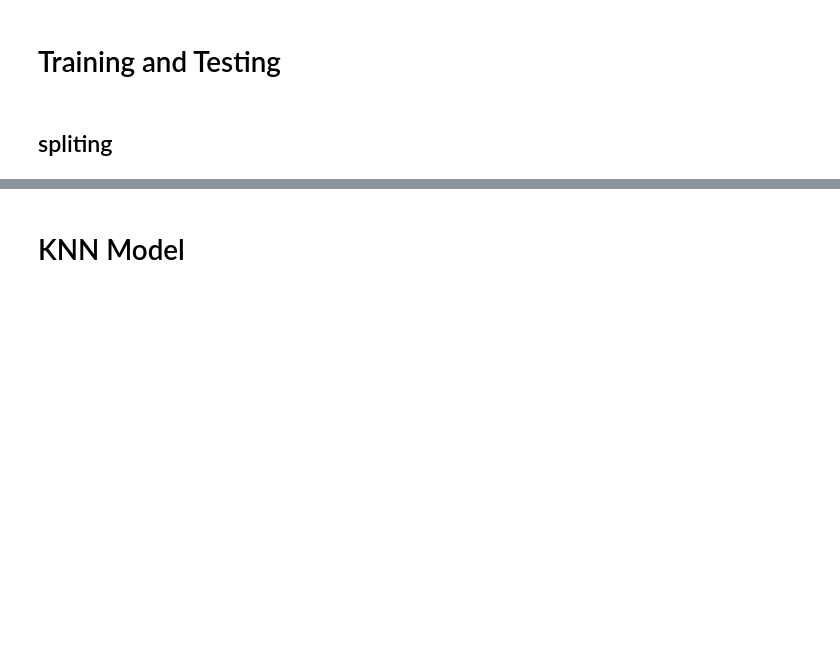
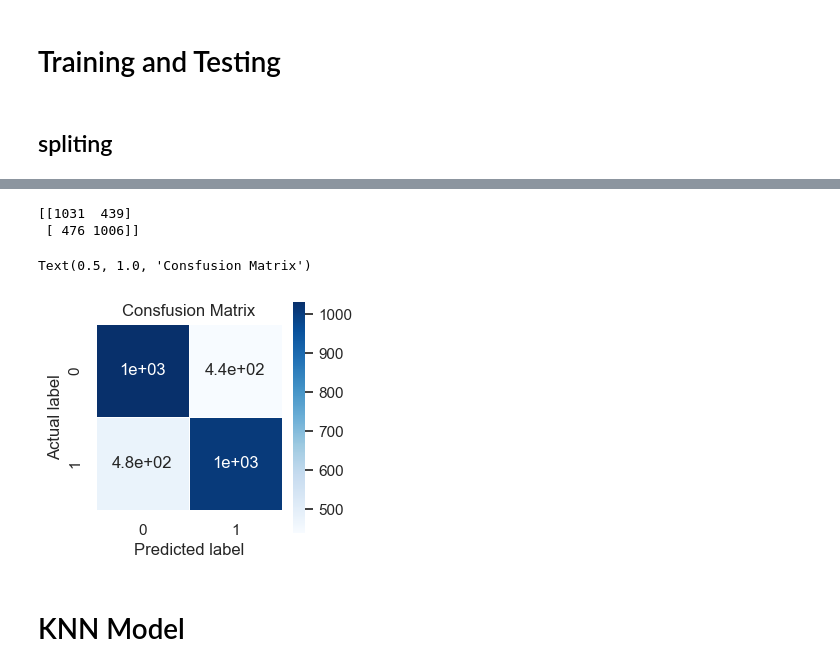
Before and after one commit to goldor8/APU-ML, a Jupyter notebook: main.ipynb, the cells around one changed output, grey strips where cells are left out. Saved outputs shown, nothing was run; the diff lists cells and outputs as text; code cells hidden in the pictures; blank space fills up the shorter version.

```diff
--- a/main.ipynb
+++ b/main.ipynb
@@ -248,6 +250,7 @@ from sklearn.linear_model import LogisticRegression
 
 log_reg = LogisticRegression()
 log_reg.fit(X_train, y_train)
+y_pred = log_reg.predict(X_test)
 
 def accuracy_score_lr(model, X, y):
     return np.mean(model.predict(X) == y)
@@ -259,4 +262,6 @@ def precision_score_lr(model, X, y):
 
 print('Train accuracy:', accuracy_score_lr(log_reg, X_train, y_train))
 print('Test accuracy:', accuracy_score_lr(log_reg, X_test, y_test))
+print("\nClassification Report")
+print(classification_report(y_test, y_pred))
 # %% [output]
@@ -265,3 +281,20 @@ Test accuracy: 0.6848609680741503
+# %%
+#confusion matrix
+
+cm = confusion_matrix(y_test, y_pred)
+print(cm)
+# %% [output]
+[[1031  439]
+ [ 476 1006]]
+# %%
+plt.figure(figsize=(3,3))
+sns.heatmap(cm, annot=True, linewidths=.5, square = True, cmap = 'Blues')
+plt.xlabel('Predicted label')
+plt.ylabel('Actual label')
+plt.title("Consfusion Matrix", size = 12)
+# %% [output]
+Text(0.5, 1.0, 'Consfusion Matrix')
+[figure, added]
 # %% [markdown]
 # KNN Model
 # %%
```
Also changed, not shown: parts of 10 cells of this notebook.
